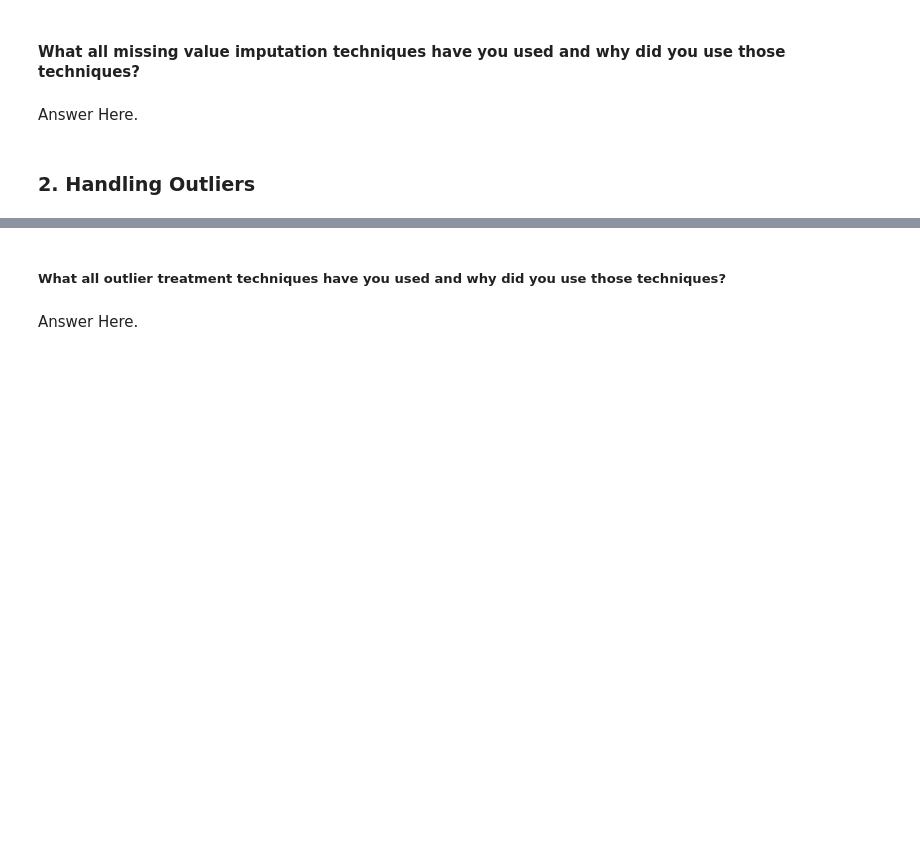
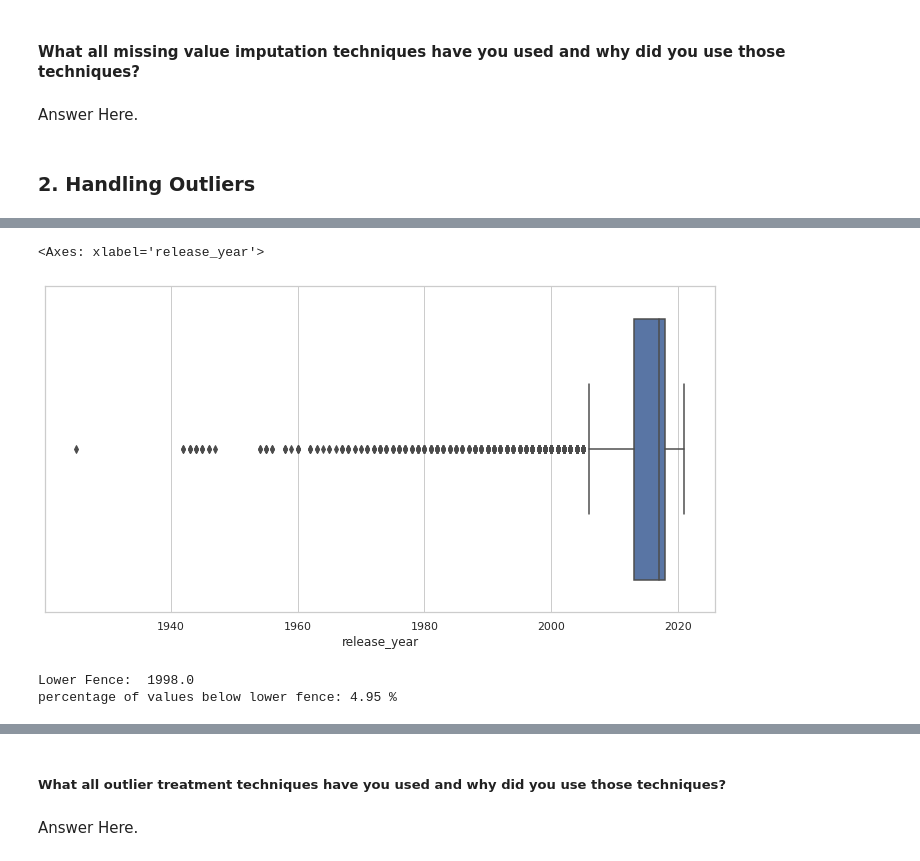
Before and after one commit to ayush9304/NetflixMoviesAndTVShowsClustering, a Jupyter notebook: Netflix_Movies_and_TV_Shows_Clustering.ipynb, the cells around one changed output, grey strips where cells are left out. Saved outputs shown, nothing was run; the diff lists cells and outputs as text; code cells hidden in the pictures; blank space fills up the shorter version.

```diff
--- a/Netflix_Movies_and_TV_Shows_Clustering.ipynb
+++ b/Netflix_Movies_and_TV_Shows_Clustering.ipynb
@@ -971,0 +1000,5 @@ The reason for using a two-sample t-test is that we have two independent samples
+# %%
+# Handling the missing values
+df[['director','cast','country','country_list','actors']] = df[['director','cast','country','country_list','actors']].fillna('Unknown')
+df['rating'] = df['rating'].fillna(df['rating'].mode()[0])
+df.dropna(subset=['date_added'], inplace=True)
@@ -979,0 +1039,20 @@ Answer Here.
+# %%
+# Checking for Outliers in release_year column
+plt.figure(figsize=(12,6))
+sns.boxplot(x=df['release_year'])
+# %% [output]
+<Axes: xlabel='release_year'>
+[figure, added]
+# %%
+# Checking percentage of data as outlier
+Q1 = df.release_year.quantile(0.25)
+Q3 = df.release_year.quantile(0.75)
+IQR = Q3 - Q1
+lower_fence = Q1 - 3*IQR
+
+p = df[df['release_year']<lower_fence].shape[0] / len(df)
+print("Lower Fence: ", lower_fence)
+print("percentage of values below lower fence:", round(p*100, 2), "%")
+# %% [output]
+Lower Fence:  1998.0
+percentage of values below lower fence: 4.95 %
```
Also changed, not shown: parts of 78 cells of this notebook.
